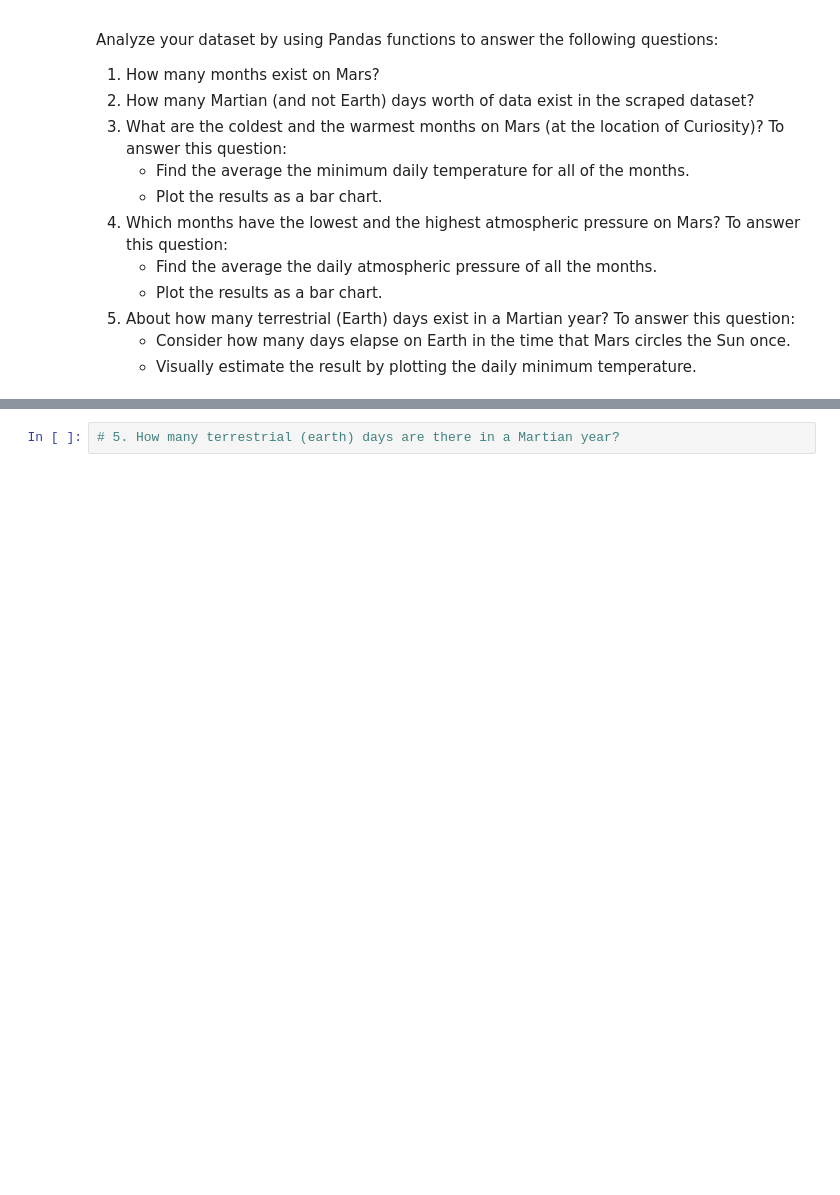
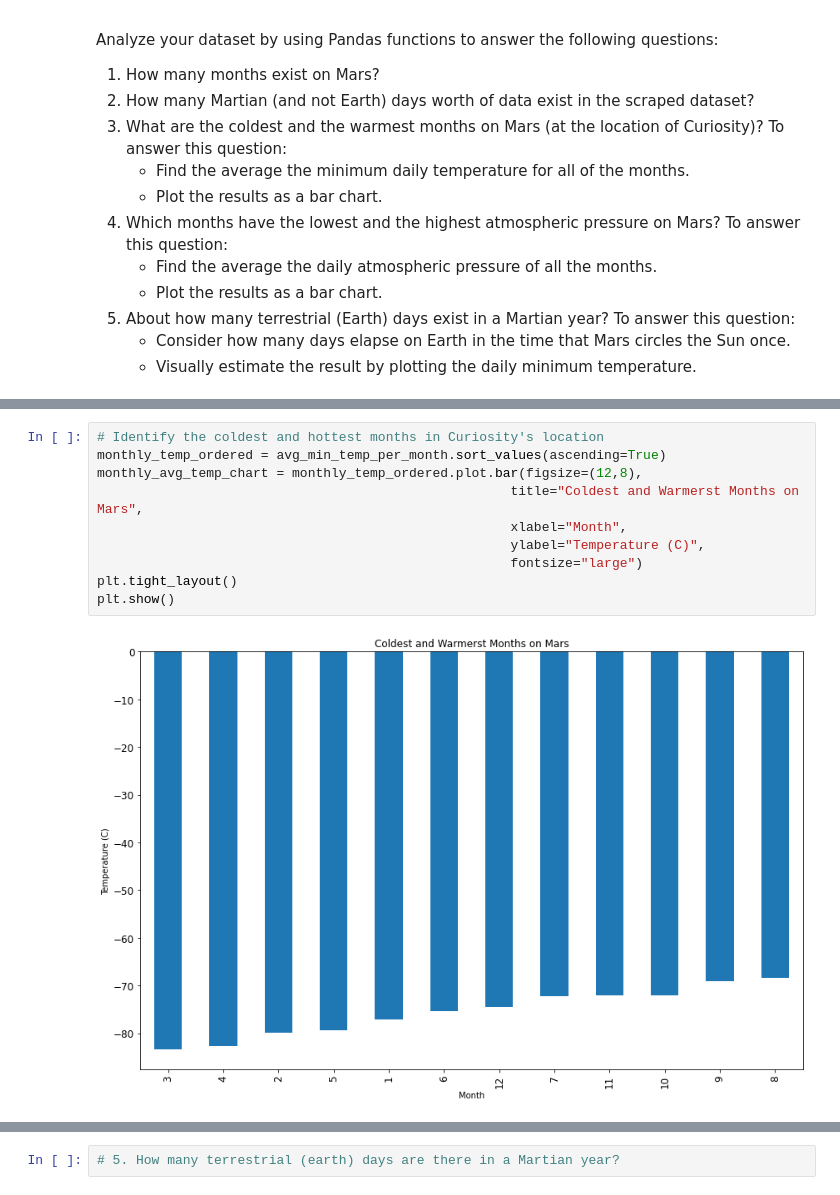
Before and after one commit to TheEvilSombrero/Module-11-Challenge, a Jupyter notebook: part_2_mars_weather.ipynb, the cells around one changed output, grey strips where cells are left out. Drawn from its saved outputs; the diff is of its cells as text; blank space fills up the shorter version.

```diff
--- a/part_2_mars_weather.ipynb
+++ b/part_2_mars_weather.ipynb
@@ -214,2 +224,14 @@ Name: min_temp, dtype: float64
+# %%
+# Identify the coldest and hottest months in Curiosity's location
+monthly_temp_ordered = avg_min_temp_per_month.sort_values(ascending=True)
+monthly_avg_temp_chart = monthly_temp_ordered.plot.bar(figsize=(12,8),
+                                                     title="Coldest and Warmerst Months on Mars",
+                                                     xlabel="Month",
+                                                     ylabel="Temperature (C)",
+                                                     fontsize="large")
+plt.tight_layout()
+plt.show()
+# %% [output]
+[figure, added]
 # %%
 # 4. Average pressure by Martian month
```
Also changed, not shown: parts of 10 cells of this notebook.
